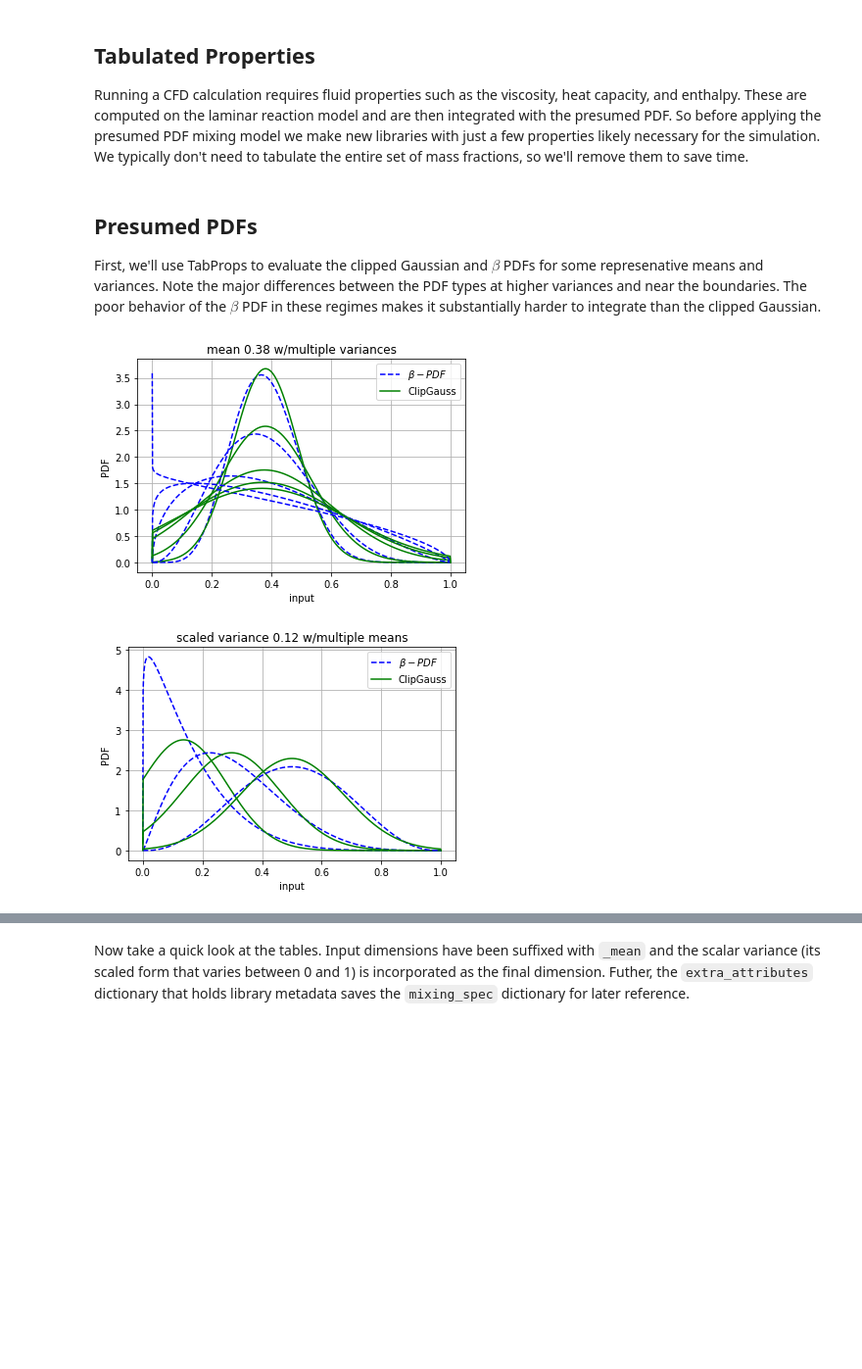
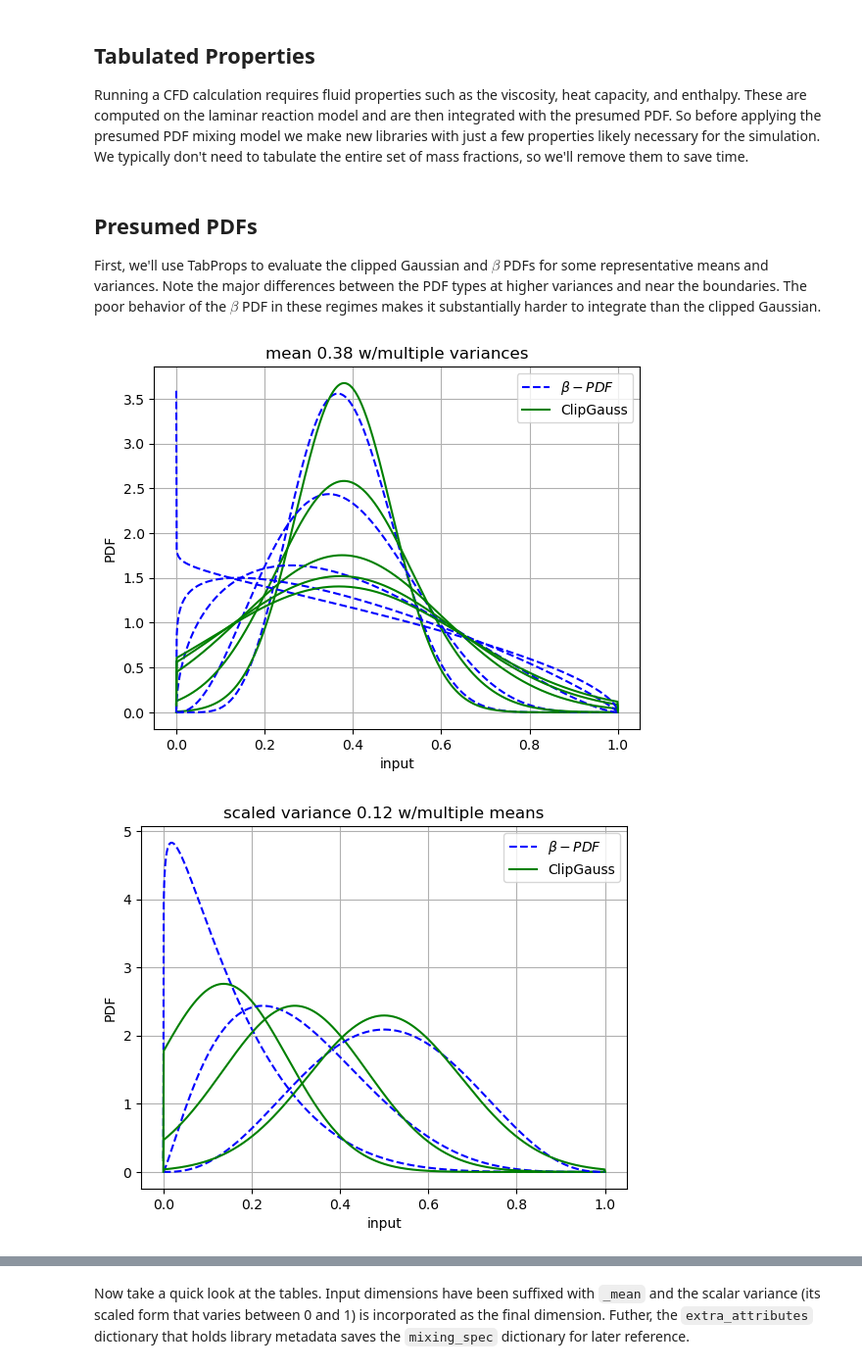
Before and after one commit to sandialabs/Spitfire, a Jupyter notebook: docs/source/demo/flamelet/tabulation_api_presumed_pdf.ipynb, the cells around one changed output, grey strips where cells are left out. Shown: that part at 98% size. Drawn from its saved outputs; the diff is of its cells as text; code cells hidden in the pictures; blank space fills up the shorter version.

```diff
--- a/docs/source/demo/flamelet/tabulation_api_presumed_pdf.ipynb
+++ b/docs/source/demo/flamelet/tabulation_api_presumed_pdf.ipynb
@@ -95,44 +96,44 @@ prop_na = tabulate_properties(l_na)
 # %% [markdown]
 ## Presumed PDFs
 
-First, we'll use TabProps to evaluate the clipped Gaussian and $\beta$ PDFs for some represenative means and variances. Note the major differences between the PDF types at higher variances and near the boundaries. The poor behavior of the $\beta$ PDF in these regimes makes it substantially harder to integrate than the clipped Gaussian.
+First, we'll use TabProps to evaluate the clipped Gaussian and $\beta$ PDFs for some representative means and variances. Note the major differences between the PDF types at higher variances and near the boundaries. The poor behavior of the $\beta$ PDF in these regimes makes it substantially harder to integrate than the clipped Gaussian.
 # %%
-from pytabprops import ClippedGaussMixMdl, BetaMixMdl
+from spitfire import BetaPDF, ClipGaussPDF
 
 ztest = np.linspace(0, 1, 1000)
 
-cg = ClippedGaussMixMdl(201, 201, False)
-bp = BetaMixMdl()
+cg = ClipGaussPDF()
+bp = BetaPDF()
 
 zmean = 0.38
 for i, zsvar in enumerate([0.05, 0.1, 0.2, 0.25, 0.28]):
     bp.set_mean(zmean)
     bp.set_scaled_variance(zsvar)
     plt.plot(ztest, bp.get_pdf(ztest), 'b--', label='$\\beta-PDF$' if i == 0 else None)
     cg.set_mean(zmean)
     cg.set_scaled_variance(zsvar)
     plt.plot(ztest, cg.get_pdf(ztest), 'g-', label='ClipGauss' if i == 0 else None)
 plt.title(f'mean {zmean:.2f} w/multiple variances')
 plt.xlabel('input')
 plt.ylabel('PDF')
 plt.grid()
 plt.legend()
 plt.show()
 
 zsvar = 0.12
 for i, zmean in enumerate([0.15, 0.3, 0.5]):
     bp.set_mean(zmean)
     bp.set_scaled_variance(zsvar)
     plt.plot(ztest, bp.get_pdf(ztest), 'b--', label='$\\beta-PDF$' if i == 0 else None)
     cg.set_mean(zmean)
     cg.set_scaled_variance(zsvar)
     plt.plot(ztest, cg.get_pdf(ztest), 'g-', label='ClipGauss' if i == 0 else None)
 plt.title(f'scaled variance {zsvar:.2f} w/multiple means')
 plt.xlabel('input')
 plt.ylabel('PDF')
 plt.grid()
 plt.legend()
 plt.show()
 # %% [output]
-[figure, old version]
+[figure, new version]
-[figure, old version]
+[figure, new version]
```
Also changed, not shown: parts of 15 cells of this notebook, 25 other files.
